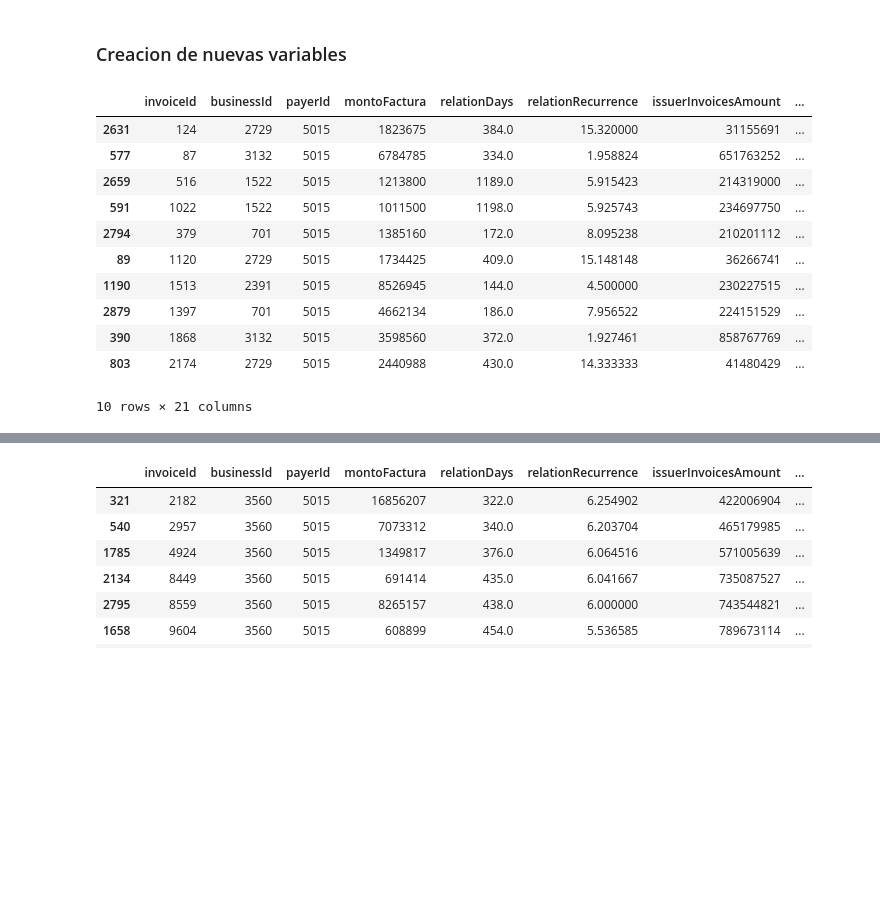
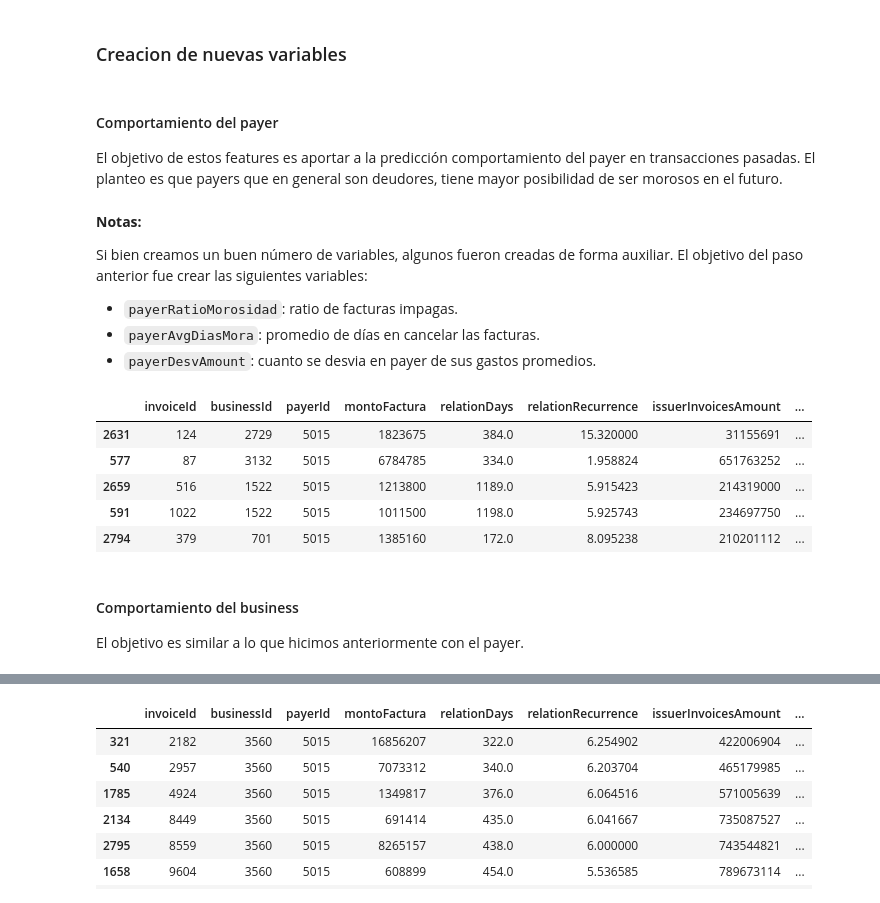
Before and after one commit to lezamora/xepelin_challenge, a Jupyter notebook: notebooks/03_ingeniería_de_variables.ipynb, the cells around one changed output, grey strips where cells are left out. Cells and saved outputs as stored; diff of their text form; code cells hidden in the pictures; blank space fills up the shorter version.

Commit message:
Se sube el paso de feature engineering

```diff
--- a/notebooks/03_ingeniería_de_variables.ipynb
+++ b/notebooks/03_ingeniería_de_variables.ipynb
@@ -27,3 +30,10 @@ df.shape
 # %% [markdown]
 ### Creacion de nuevas variables
+# %%
+# Creamos un campo auxiliar para poder calcular ratios luego
+df["auxFactura"] = 1
+# %% [markdown]
+#### Comportamiento del payer
+
+El objetivo de estos features es aportar a la predicción comportamiento del payer en transacciones pasadas. El planteo es que payers que en general son deudores, tiene mayor posibilidad de ser morosos en el futuro.
 # %%
@@ -30,39 +41,48 @@ df.shape
 df = df.sort_values(["payerId", "diasActividadPagador"]).copy()
 # %%
-# Calcular la suma acumulativa de campo1 y campo2 por grupo
-df["payerNroMorosidad"] = df.groupby("payerId")["moroso"].cumsum()
-df["payerNroFacturas"] = df.groupby("payerId")["auxAmountFactura"].cumsum()
-df["payerAmount"] = df.groupby("payerId")["montoFactura"].cumsum()
+# Agrupamos por payer y sumamos. Generamos variables auxiliares
+df["payerNroFactMorosas"] = df.groupby("payerId")["facturaMorosa"].cumsum()
+df["payerNroFacturas"] = df.groupby("payerId")["auxFactura"].cumsum()
+df["payerAmountFacturas"] = df.groupby("payerId")["montoFacturaWsz"].cumsum()
 df["payerDiasMora"] = df.groupby("payerId")["mora"].cumsum()
 
-
-df["payerNroMorosidad"] = df["payerNroMorosidad"] - df["moroso"]
-df["payerNroFacturas"] = df["payerNroFacturas"] - df["auxAmountFactura"]
-df["payerAmount"] = df["payerAmount"] - df["montoFactura"]
+# Le restamos la factura actual
+df["payerNroFactMorosas"] = df["payerNroFactMorosas"] - df["facturaMorosa"]
+df["payerNroFacturas"] = df["payerNroFacturas"] - df["auxFactura"]
+df["payerAmountFacturas"] = df["payerAmountFacturas"] - df["montoFacturaWsz"]
 df["payerDiasMora"] = df["payerDiasMora"] - df["mora"]
 
-df["payerRateMororsidad"] = df["payerNroMorosidad"] / df["payerNroFacturas"]
-df["payerAvgAmount"] = df["payerAmount"] / df["payerNroFacturas"]
+# Calculamos las nuevas variables
+df["payerRatioMorosidad"] = df["payerNroFactMorosas"] / df["payerNroFacturas"]
+df["payerAvgAmountFacturas"] = df["payerAmountFacturas"] / df["payerNroFacturas"]
 df["payerAvgDiasMora"] = df["payerDiasMora"] / df["payerNroFacturas"]
 
+# Dado que el primer registro no tiene sumas acumuladas queda en nan e imputamos
 df.fillna(0, inplace=True)
 
-df["payerAvgAmount"] = df["payerAvgAmount"].astype(int)
+# Para mejor legilibilidad casteamos
+df["payerAvgAmountFacturas"] = df["payerAvgAmountFacturas"].astype(int)
 
-df["payerDesvAmount"] = df["montoFactura"] - df["payerAvgAmount"]
+# Creamos otra veiable
+df["payerDesvAmount"] = df["montoFacturaWsz"] - df["payerAvgAmountFacturas"]
+# %% [markdown]
+**Notas:**
+
+Si bien creamos un buen número de variables, algunos fueron creadas de forma auxiliar. El objetivo del paso anterior fue crear las siguientes variables:
+- `payerRatioMorosidad`: ratio de facturas impagas.
+- `payerAvgDiasMora`: promedio de días en cancelar las facturas.
+- `payerDesvAmount`: cuanto se desvia en payer de sus gastos promedios.
 # %%
-df.loc[df["payerId"] == 5015].sort_values("diasActividadPagador").head(10)
+df.loc[df["payerId"] == 5015].sort_values("diasActividadPagador").head(5)
 # %% [output]
 |  | invoiceId | businessId | payerId | montoFactura | relationDays | relationRecurrence | issuerInvoicesAmount | ... |
 | 2631 | 124 | 2729 | 5015 | 1823675 | 384.0 | 15.320000 | 31155691 | ... |
 | 577 | 87 | 3132 | 5015 | 6784785 | 334.0 | 1.958824 | 651763252 | ... |
 | 2659 | 516 | 1522 | 5015 | 1213800 | 1189.0 | 5.915423 | 214319000 | ... |
 | 591 | 1022 | 1522 | 5015 | 1011500 | 1198.0 | 5.925743 | 234697750 | ... |
 | 2794 | 379 | 701 | 5015 | 1385160 | 172.0 | 8.095238 | 210201112 | ... |
-| 89 | 1120 | 2729 | 5015 | 1734425 | 409.0 | 15.148148 | 36266741 | ... |
-| 1190 | 1513 | 2391 | 5015 | 8526945 | 144.0 | 4.500000 | 230227515 | ... |
-| 2879 | 1397 | 701 | 5015 | 4662134 | 186.0 | 7.956522 | 224151529 | ... |
-| 390 | 1868 | 3132 | 5015 | 3598560 | 372.0 | 1.927461 | 858767769 | ... |
-| 803 | 2174 | 2729 | 5015 | 2440988 | 430.0 | 14.333333 | 41480429 | ... |
-10 rows × 21 columns
+# %% [markdown]
+#### Comportamiento del business
+
+El objetivo es similar a lo que hicimos anteriormente con el payer.
 # %%
```
Also changed, not shown: parts of 29 cells of this notebook.
